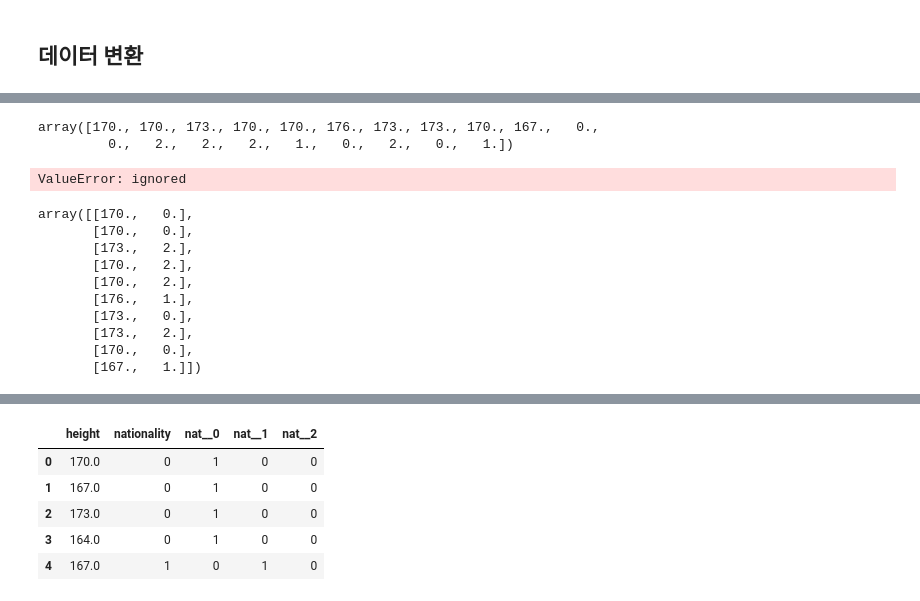
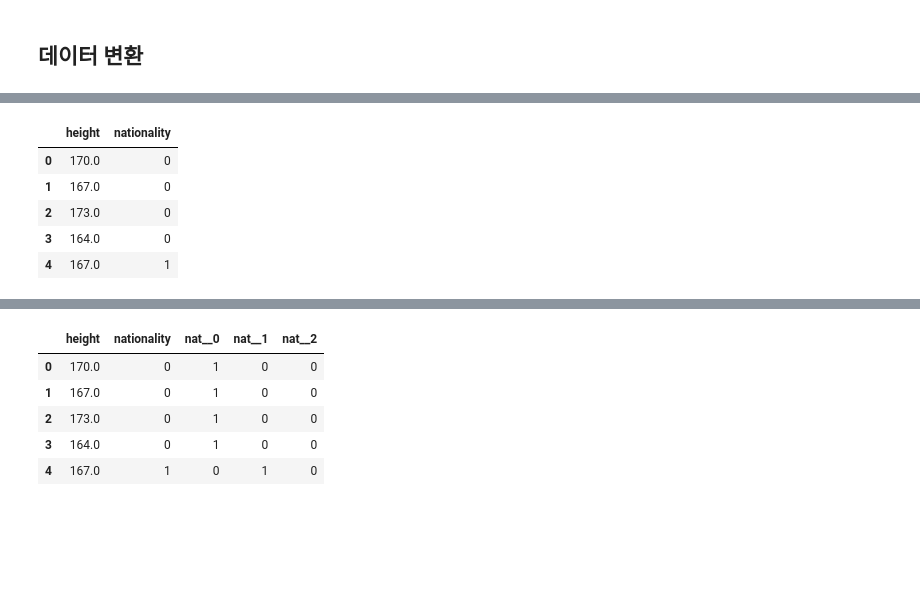
Before and after one commit to youngsu1jeong/202007_bootcamp1, a Jupyter notebook: g_06_범주형코딩_스케일링_ipynb의_사본.ipynb, the cells around one changed output, grey strips where cells are left out. Drawn from its saved outputs; the diff is of its cells as text; code cells hidden in the pictures; blank space fills up the shorter version.

```diff
--- a/g_06_범주형코딩_스케일링_ipynb의_사본.ipynb
+++ b/g_06_범주형코딩_스케일링_ipynb의_사본.ipynb
@@ -35,27 +35,13 @@ list(zip(height, nationality))
-# %%
-np.hstack((height,nationality))
-# %% [output]
-array([170., 170., 173., 170., 170., 176., 173., 173., 170., 167.,   0.,
-         0.,   2.,   2.,   2.,   1.,   0.,   2.,   0.,   1.])
 # %%
-df = pd.DataFrame(np.vstack((height,nationality)).T,
+df = pd.DataFrame(list(zip(height, nationality)),
                   columns=["height","nationality"])
 df.head()
 # %% [output]
-ValueError: ignored
+|  | height | nationality |
+| 0 | 170.0 | 0 |
+| 1 | 167.0 | 0 |
+| 2 | 173.0 | 0 |
+| 3 | 164.0 | 0 |
+| 4 | 167.0 | 1 |
-# %%
-q=np.vstack((height,nationality)).T
-q
-# %% [output]
-array([[170.,   0.],
-       [170.,   0.],
-       [173.,   2.],
-       [170.,   2.],
-       [170.,   2.],
-       [176.,   1.],
-       [173.,   0.],
-       [173.,   2.],
-       [170.,   0.],
-       [167.,   1.]])
 # %%
 nat = pd.get_dummies(df['nationality'], prefix='nat_')
```
Also changed, not shown: parts of 9 cells of this notebook.
